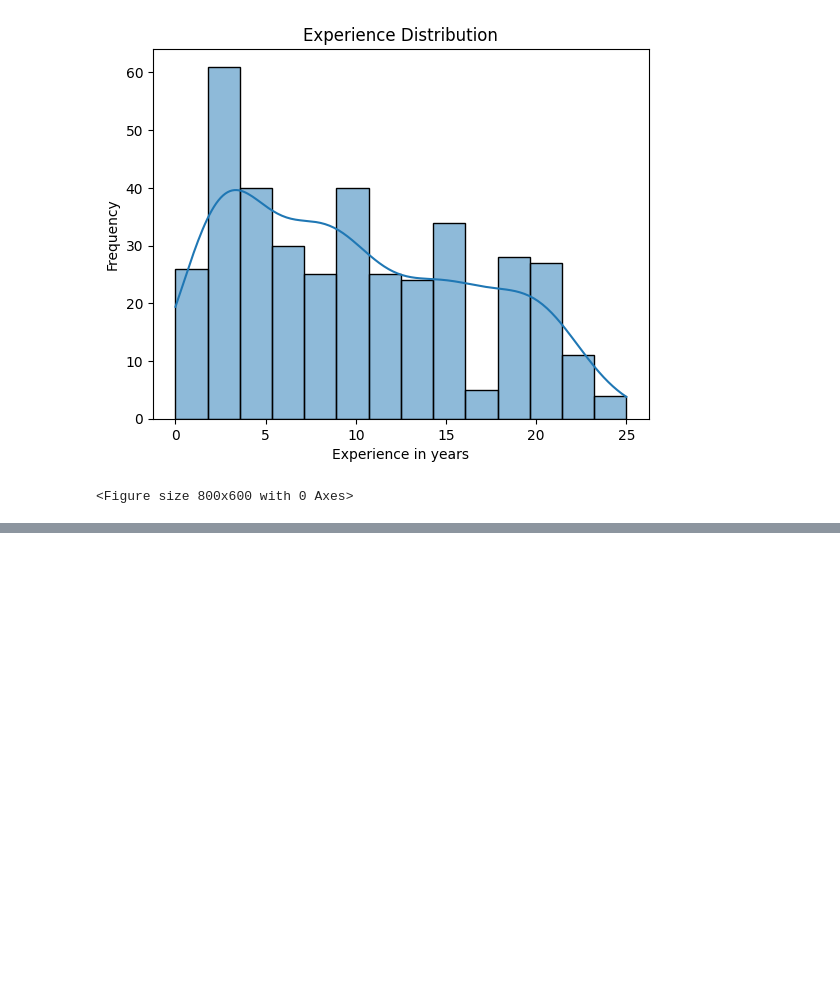
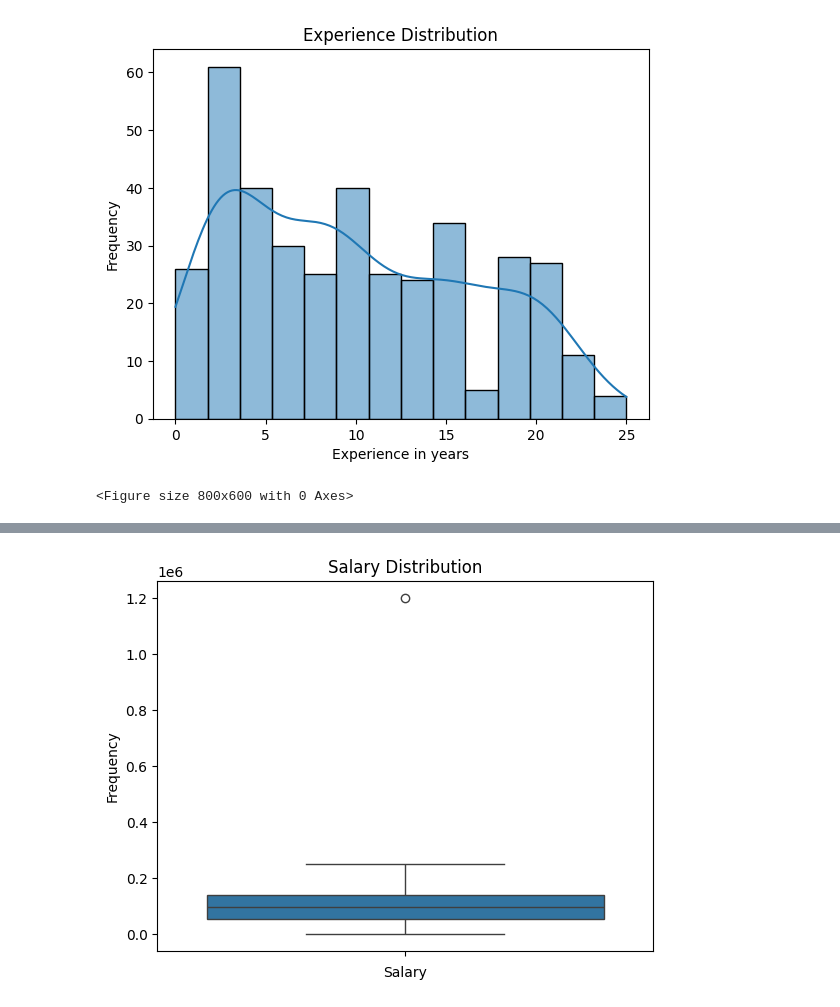
Before and after one commit to aryancodes12/Advance-Machine-Learning, a Jupyter notebook: salary_predictor.ipynb, the cells around one changed output, grey strips where cells are left out. Saved outputs shown, nothing was run; the diff lists cells and outputs as text; code cells hidden in the pictures; blank space fills up the shorter version.

```diff
--- a/salary_predictor.ipynb
+++ b/salary_predictor.ipynb
@@ -235,0 +245,9 @@ plt.show()
+# %%
+#Boxplot of Salary
+sns.boxplot(data['Salary'])
+plt.title("Salary Distribution")
+plt.xlabel('Salary')
+plt.ylabel("Frequency")
+plt.show()
+# %% [output]
+[figure, added]
```
Also changed, not shown: parts of 8 cells of this notebook.
